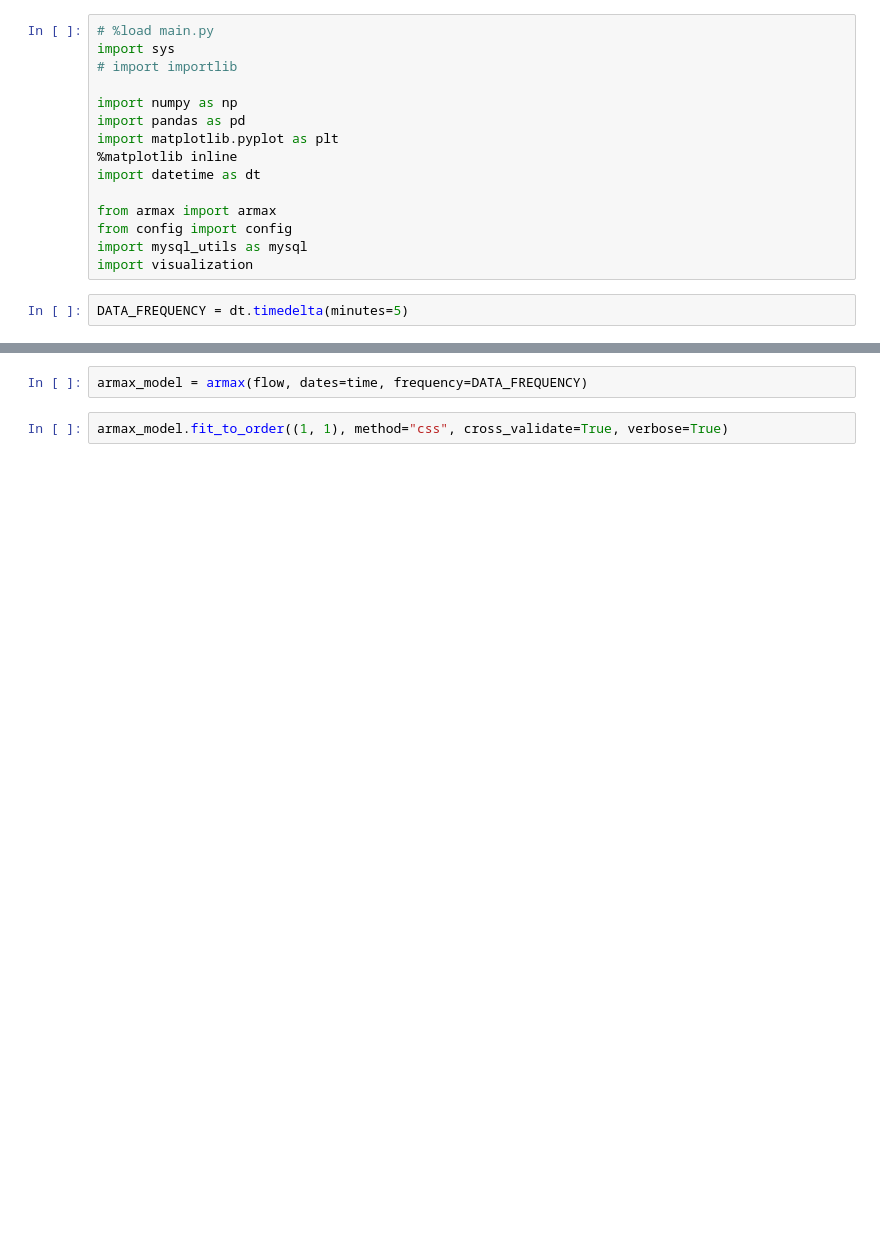
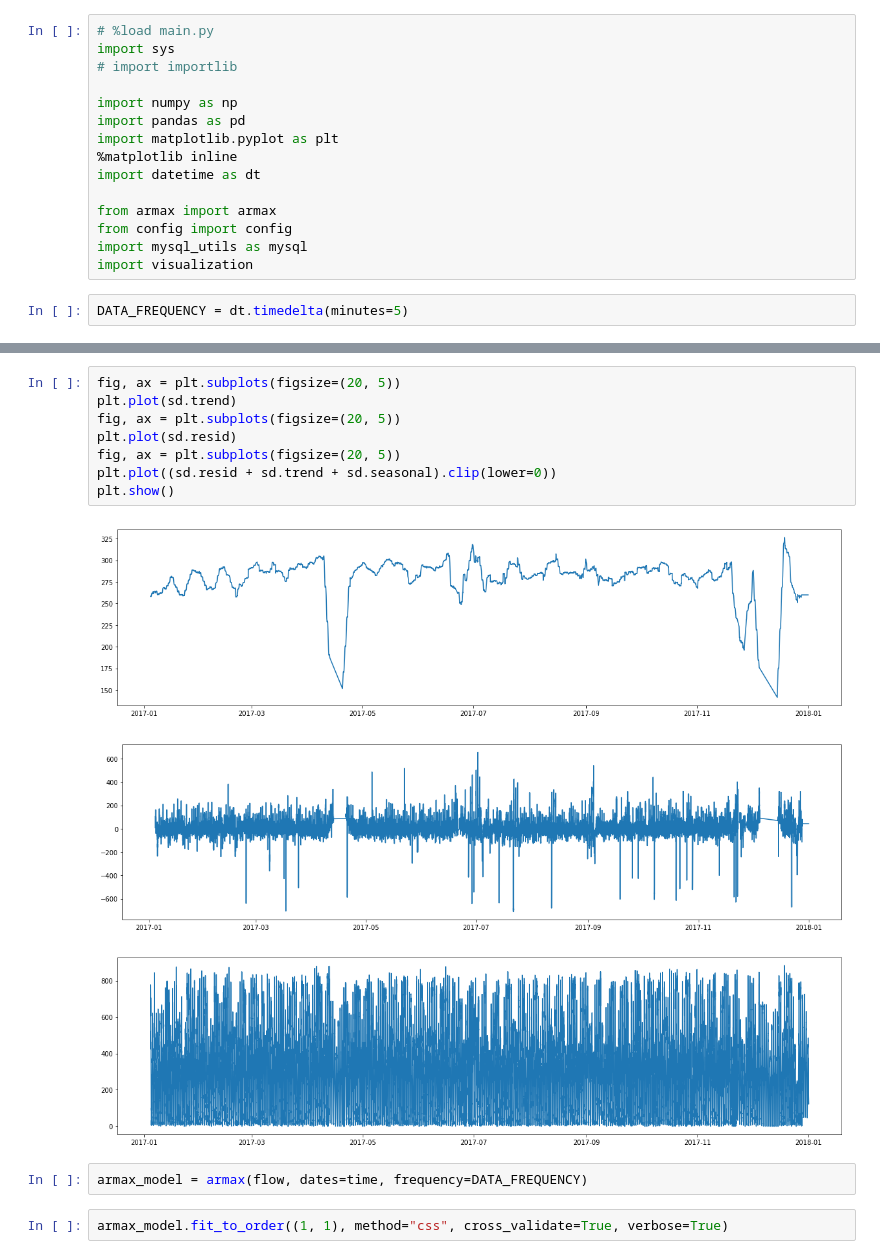
Before and after one commit to victorchan314/arterial_traffic_flow_predictor, a Jupyter notebook: armax.ipynb, the cells around one changed output, grey strips where cells are left out. Drawn from its saved outputs; the diff is of its cells as text; blank space fills up the shorter version.

```diff
--- a/armax.ipynb
+++ b/armax.ipynb
@@ -75,3 +56,15 @@ flow = flow.interpolate(method='linear')
+# %%
+fig, ax = plt.subplots(figsize=(20, 5))
+plt.plot(sd.trend)
+fig, ax = plt.subplots(figsize=(20, 5))
+plt.plot(sd.resid)
+fig, ax = plt.subplots(figsize=(20, 5))
+plt.plot((sd.resid + sd.trend + sd.seasonal).clip(lower=0))
+plt.show()
+# %% [output]
+[figure, added]
+[figure, added]
+[figure, added]
 # %%
 armax_model = armax(flow, dates=time, frequency=DATA_FREQUENCY)
 # %%
```
Also changed, not shown: parts of 12 cells of this notebook.
